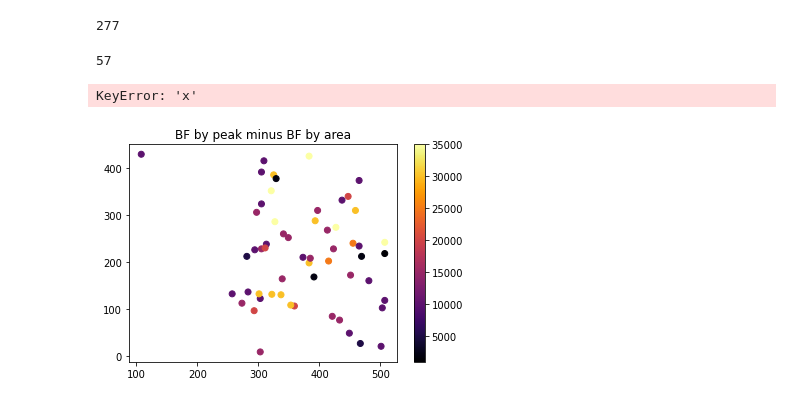
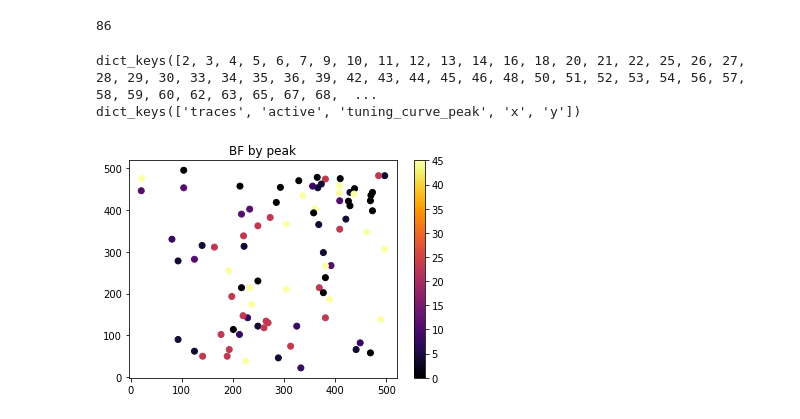
Before and after one commit to ConorLane1995/2Psinapod_two_photon_pipeline, a Jupyter notebook: notebooks/plot_tuning.ipynb, the cells around one changed output. Drawn from its saved outputs; the diff is of its cells as text; code cells hidden in the pictures.

```diff
--- a/notebooks/plot_tuning.ipynb
+++ b/notebooks/plot_tuning.ipynb
@@ -4,47 +4,36 @@ import pickle
 import sys
 sys.path.append("../")
 from src.utils import get_cell_x, get_cell_y, get_best_frequency_by_peak, get_best_frequency_by_area, get_active_cells
-# %%
-# get the stimulus file
-cell_dict = np.load("D:/vid127_pseudorandom_stim/traces_with_activity_boolean_2.pkl",allow_pickle=True)
-print(len(cell_dict))
-# %% [output]
-277
+# %%
+# get the stimulus file
+with open('/home/bic/vtarka/Documents/Vid_202/cells_d.pkl', 'rb') as f:
+    cell_dictionary = pickle.load(f)
 # %%
-cell_dict = get_active_cells(cell_dict)
+cell_dict = get_active_cells(cell_dictionary)
 print(len(cell_dict))
 # %% [output]
-57
+86
+# %%
+print(cell_dict.keys())
+print(cell_dict[12].keys())
+# %% [output]
+dict_keys([2, 3, 4, 5, 6, 7, 9, 10, 11, 12, 13, 14, 16, 18, 20, 21, 22, 25, 26, 27, 28, 29, 30, 33, 34, 35, 36, 39, 42, 43, 44, 45, 46, 48, 50, 51, 52, 53, 54, 56, 57, 58, 59, 60, 62, 63, 65, 67, 68,  ...
+dict_keys(['traces', 'active', 'tuning_curve_peak', 'x', 'y'])
 # %%
 import matplotlib.pyplot as plt
 from matplotlib import cm
 # %%
 x = []
 y = []
 c = []
 for cell in cell_dict:
-    x.append(get_cell_x(cell_dict[cell]))
-    y.append(get_cell_y(cell_dict[cell]))
+    x.append((cell_dict[cell]['x']))
+    y.append((cell_dict[cell]['y']))
     c.append(get_best_frequency_by_peak(cell_dict[cell]))
 
 plt.scatter(x,y,c=c,cmap=plt.get_cmap("inferno"))
 plt.colorbar()
 plt.title("BF by peak")
 plt.show()
 # %% [output]
-KeyError: 'x'
+[figure, added]
-# %%
-x = []
-y = []
-c = []
-for cell in cell_dict:
-    x.append(get_cell_x(cell_dict[cell]))
-    y.append(get_cell_y(cell_dict[cell]))
-    c.append(get_best_frequency_by_peak(cell_dict[cell])) #- get_best_frequency_by_area(cell_dict[cell]))
-
-plt.scatter(x,y,c=c,cmap=plt.get_cmap("inferno"))
-plt.colorbar()
-plt.title("BF by peak minus BF by area")
-plt.show()
-# %% [output]
-[figure, removed]
```
Also changed, not shown: parts of 4 cells of this notebook, 8 other files.
